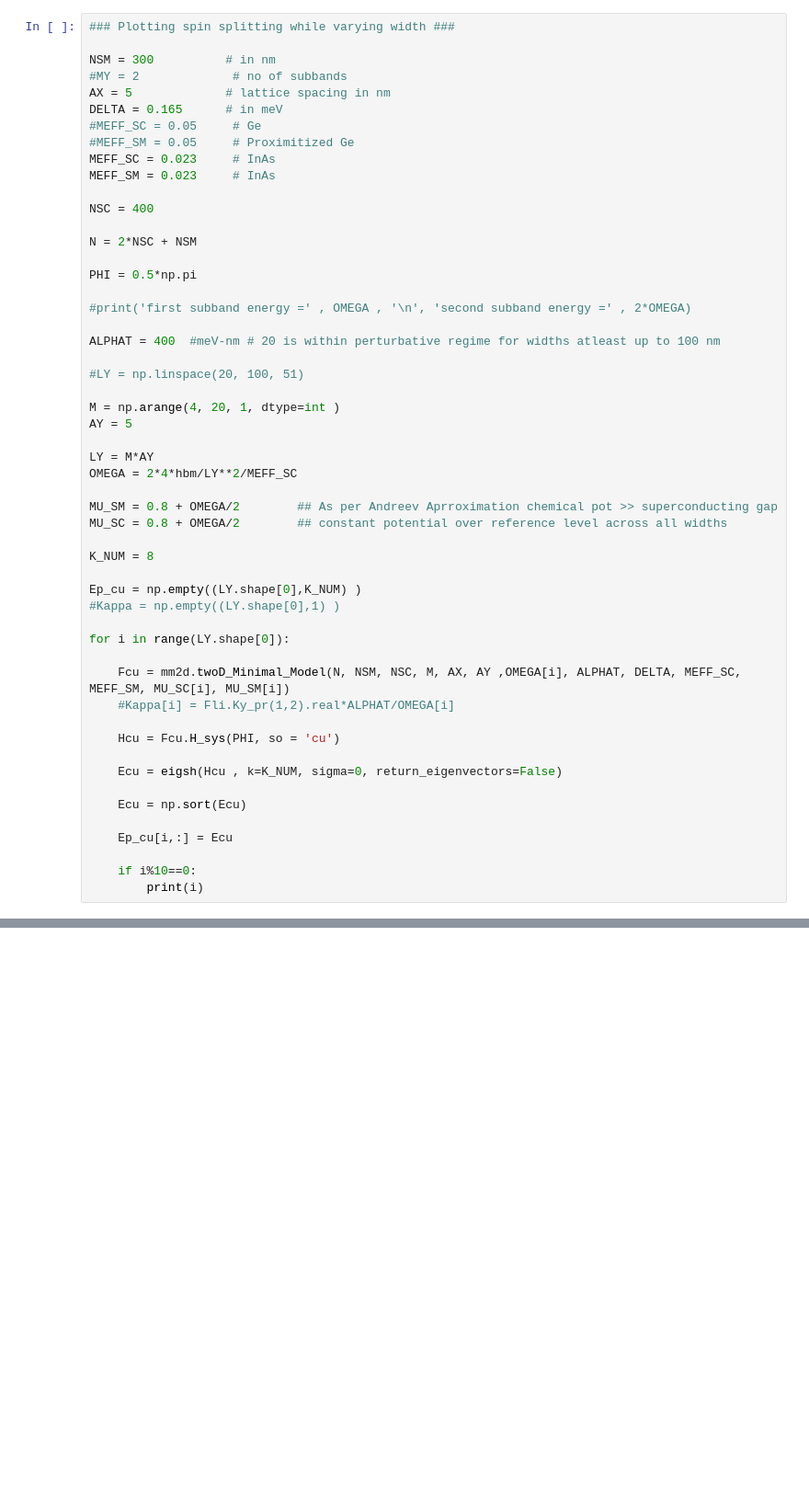
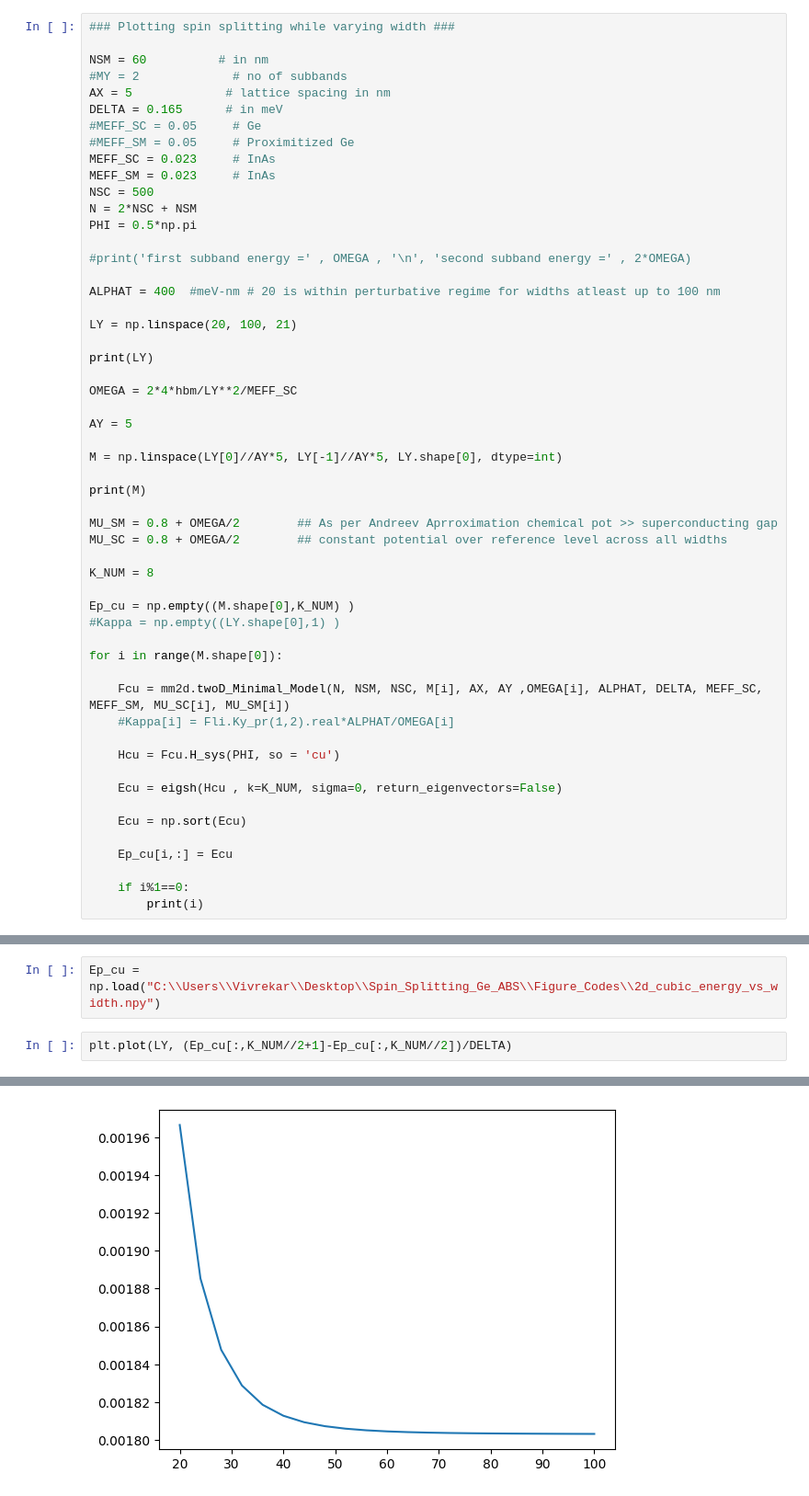
Before and after one commit to deeproots08/Spin_Splitting_Ge_ABS, a Jupyter notebook: Figure_Codes/variation_with_width_csoc_lsoc_2d_model.ipynb, the cells around one changed output, grey strips where cells are left out. Shown at 92% size. Cells and saved outputs as stored; diff of their text form; blank space fills up the shorter version.

Commit message:
E vs width 2d model

```diff
--- a/Figure_Codes/variation_with_width_csoc_lsoc_2d_model.ipynb
+++ b/Figure_Codes/variation_with_width_csoc_lsoc_2d_model.ipynb
@@ -18,7 +96,7 @@ np.set_printoptions(threshold=sys.maxsize)
 # %%
 ### Plotting spin splitting while varying width ###
 
-NSM = 300          # in nm
+NSM = 60          # in nm
 #MY = 2             # no of subbands
 AX = 5             # lattice spacing in nm
 DELTA = 0.165      # in meV
@@ -26,36 +104,37 @@ DELTA = 0.165      # in meV
 #MEFF_SM = 0.05     # Proximitized Ge
 MEFF_SC = 0.023     # InAs
 MEFF_SM = 0.023     # InAs
-
-NSC = 400
-
+NSC = 500
 N = 2*NSC + NSM
-
 PHI = 0.5*np.pi
 
 #print('first subband energy =' , OMEGA , '\n', 'second subband energy =' , 2*OMEGA)
 
 ALPHAT = 400  #meV-nm # 20 is within perturbative regime for widths atleast up to 100 nm
 
-#LY = np.linspace(20, 100, 51)
+LY = np.linspace(20, 100, 21)
 
-M = np.arange(4, 20, 1, dtype=int )
+print(LY)
+
+OMEGA = 2*4*hbm/LY**2/MEFF_SC
+
 AY = 5
 
-LY = M*AY
-OMEGA = 2*4*hbm/LY**2/MEFF_SC
+M = np.linspace(LY[0]//AY*5, LY[-1]//AY*5, LY.shape[0], dtype=int)
+
+print(M)
 
 MU_SM = 0.8 + OMEGA/2        ## As per Andreev Aprroximation chemical pot >> superconducting gap
 MU_SC = 0.8 + OMEGA/2        ## constant potential over reference level across all widths
 
 K_NUM = 8
 
-Ep_cu = np.empty((LY.shape[0],K_NUM) )
+Ep_cu = np.empty((M.shape[0],K_NUM) )
 #Kappa = np.empty((LY.shape[0],1) )
 
-for i in range(LY.shape[0]):
+for i in range(M.shape[0]):
 
-    Fcu = mm2d.twoD_Minimal_Model(N, NSM, NSC, M, AX, AY ,OMEGA[i], ALPHAT, DELTA, MEFF_SC, MEFF_SM, MU_SC[i], MU_SM[i])
+    Fcu = mm2d.twoD_Minimal_Model(N, NSM, NSC, M[i], AX, AY ,OMEGA[i], ALPHAT, DELTA, MEFF_SC, MEFF_SM, MU_SC[i], MU_SM[i])
     #Kappa[i] = Fli.Ky_pr(1,2).real*ALPHAT/OMEGA[i]
 
     Hcu = Fcu.H_sys(PHI, so = 'cu')
@@ -66,5 +145,5 @@ for i in range(LY.shape[0]):
 
     Ep_cu[i,:] = Ecu
 
-    if i%10==0:
+    if i%1==0:
         print(i)
@@ -70,0 +170,5 @@ for i in range(LY.shape[0]):
+# %%
+Ep_cu = np.load("C:\\Users\\Vivrekar\\Desktop\\Spin_Splitting_Ge_ABS\\Figure_Codes\\2d_cubic_energy_vs_width.npy")
+# %%
+plt.plot(LY, (Ep_cu[:,K_NUM//2+1]-Ep_cu[:,K_NUM//2])/DELTA)
+# %% [output]
@@ -70,0 +176 @@ for i in range(LY.shape[0]):
+[figure, added]
```
Also changed, not shown: parts of 15 cells of this notebook, 2 other files.
